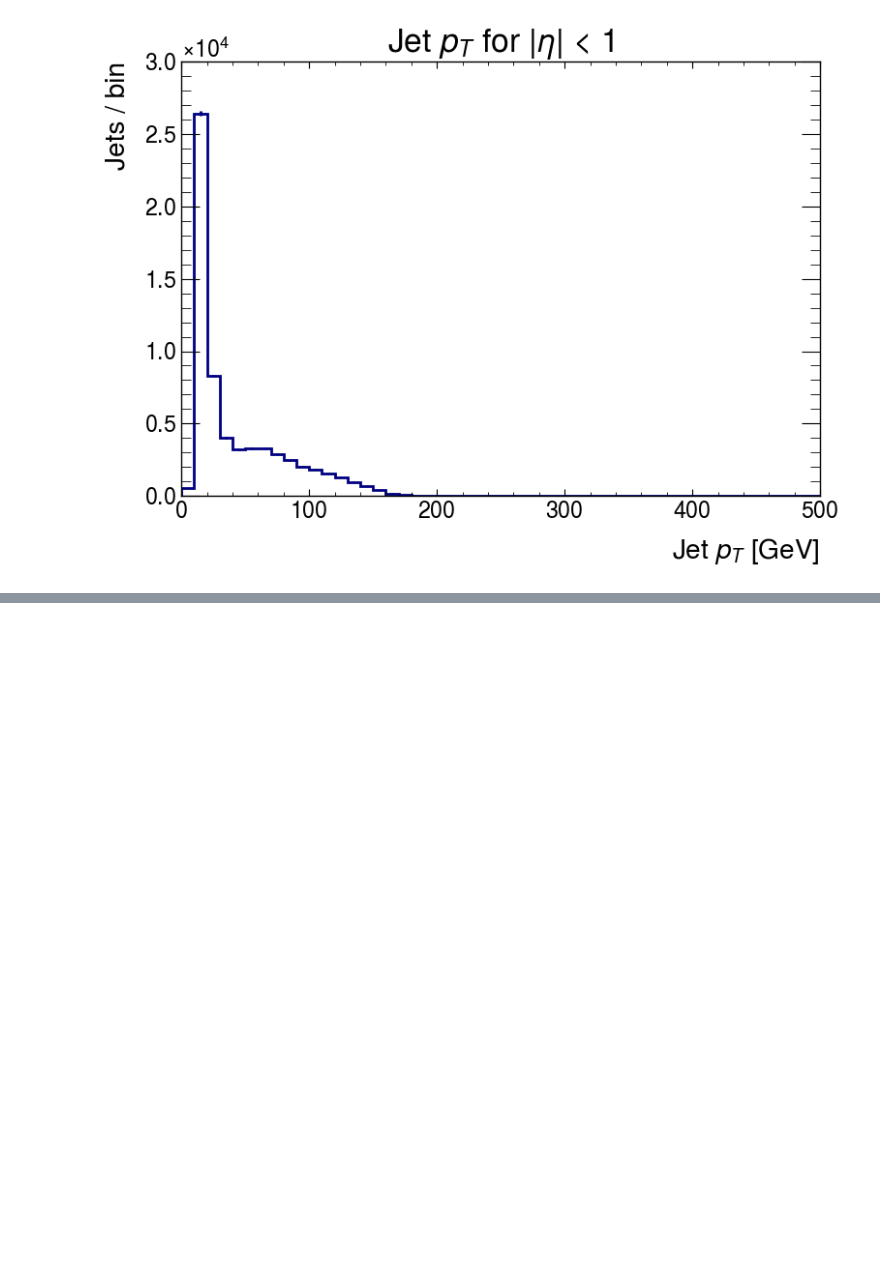
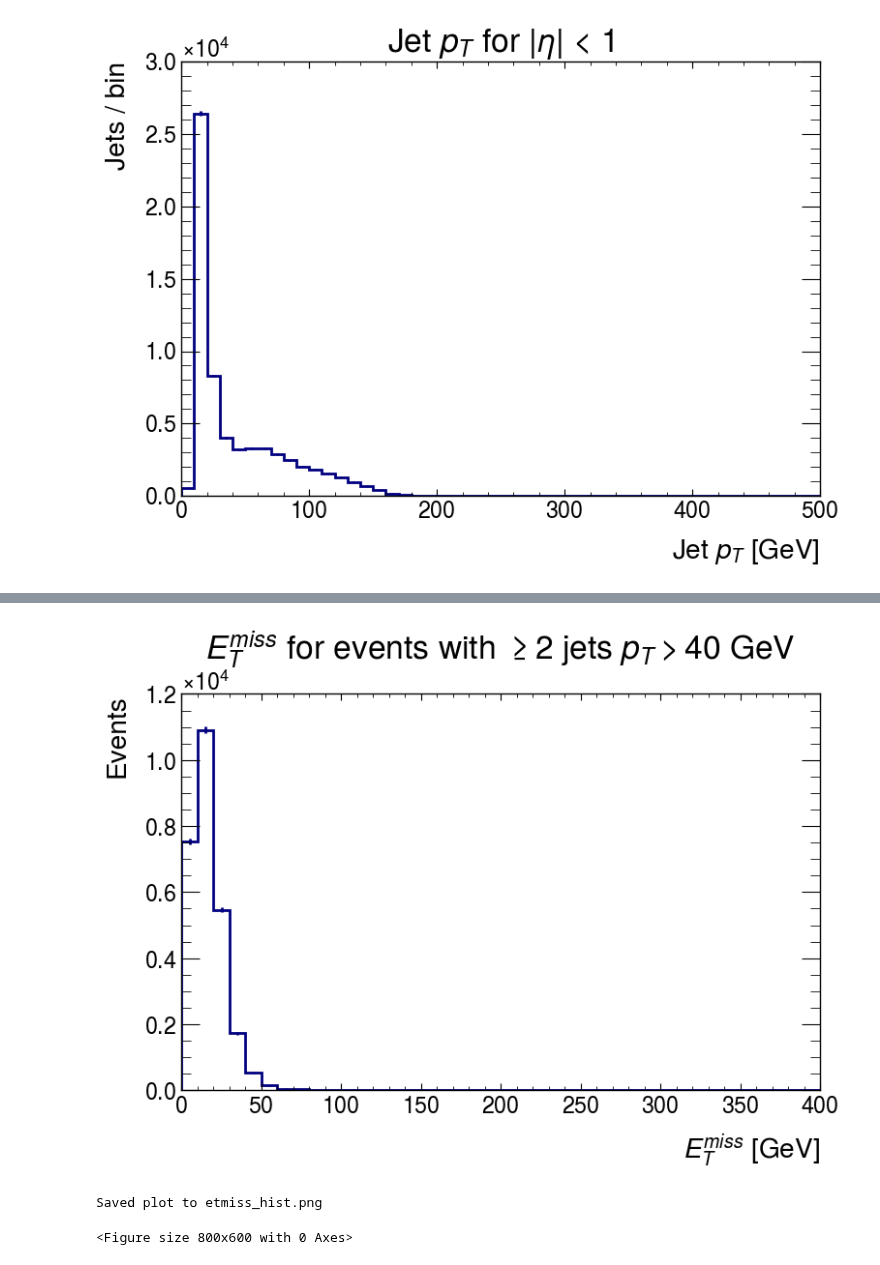
Before and after one commit to gordonwatts/atlas-plot-agent, a Jupyter notebook: notebooks/adl-benchmarks/copiolot-spaces.ipynb, the cells around one changed output, grey strips where cells are left out. Drawn from its saved outputs; the diff is of its cells as text; code cells hidden in the pictures; blank space fills up the shorter version.

```diff
--- a/notebooks/adl-benchmarks/copiolot-spaces.ipynb
+++ b/notebooks/adl-benchmarks/copiolot-spaces.ipynb
@@ -243,0 +256,63 @@ plt.close()
+# %%
+import awkward as ak
+import vector
+from func_adl_servicex_xaodr25 import FuncADLQueryPHYSLITE
+from servicex_analysis_utils import to_awk
+from servicex import deliver, ServiceXSpec, Sample, dataset
+from hist import Hist
+import matplotlib.pyplot as plt
+import mplhep as hep
+
+# Register vector behaviors for awkward arrays
+vector.register_awkward()
+
+# Dataset name
+ds_name = "mc23_13p6TeV:mc23_13p6TeV.801167.Py8EG_A14NNPDF23LO_jj_JZ2.deriv.DAOD_PHYSLITE.e8514_e8528_a911_s4114_r15224_r15225_p6697"
+
+# Build the query: select events with >=2 jets with pt>40 GeV, get ETmiss
+query = (
+    FuncADLQueryPHYSLITE()
+    .Where(lambda e: e.Jets().Where(lambda j: j.pt() / 1000.0 > 40.0).Count() >= 2)
+    .Select(
+        lambda e: {
+            "met": e.MissingET().First().met() / 1000.0,  # ETmiss in GeV
+        }
+    )
+)
+
+# Deliver the data (for full dataset, remove NFiles)
+result = to_awk(
+    deliver(
+        ServiceXSpec(
+            Sample=[
+                Sample(
+                    Name="etmiss_jet",
+                    Dataset=dataset.Rucio(ds_name),
+                    NFiles=1,  # for quick test; set to None or remove for full statistics
+                    Query=query,
+                )
+            ]
+        ),
+        servicex_name="servicex-release-prod",
+    )
+)
+
+# Extract awkward array of ETmiss
+etmiss = result["etmiss_jet"].met
+
+# Make ETmiss histogram
+h = Hist.new.Reg(40, 0, 400, name="etmiss", label="E_{T}^{miss} [GeV]").Double()
+h.fill(etmiss=ak.to_numpy(etmiss))
+
+# Plot with mplhep style
+plt.style.use(hep.style.ATLAS)
+fig, ax = plt.subplots()
+h.plot(histtype="step", linewidth=2, ax=ax, color="navy")
+ax.set_xlabel(r"$E_{T}^{miss}$ [GeV]")
+ax.set_ylabel("Events")
+ax.set_title(r"$E_{T}^{miss}$ for events with $\geq$2 jets $p_T>40$ GeV")
+plt.tight_layout()
+plt.show()
+plt.savefig("etmiss_hist.png")
+print("Saved plot to etmiss_hist.png")
+# %% [output]
@@ -243,0 +321,3 @@ plt.close()
+[figure, added]
+Saved plot to etmiss_hist.png
+<Figure size 800x600 with 0 Axes>
```
Also changed, not shown: parts of 2 cells of this notebook.
